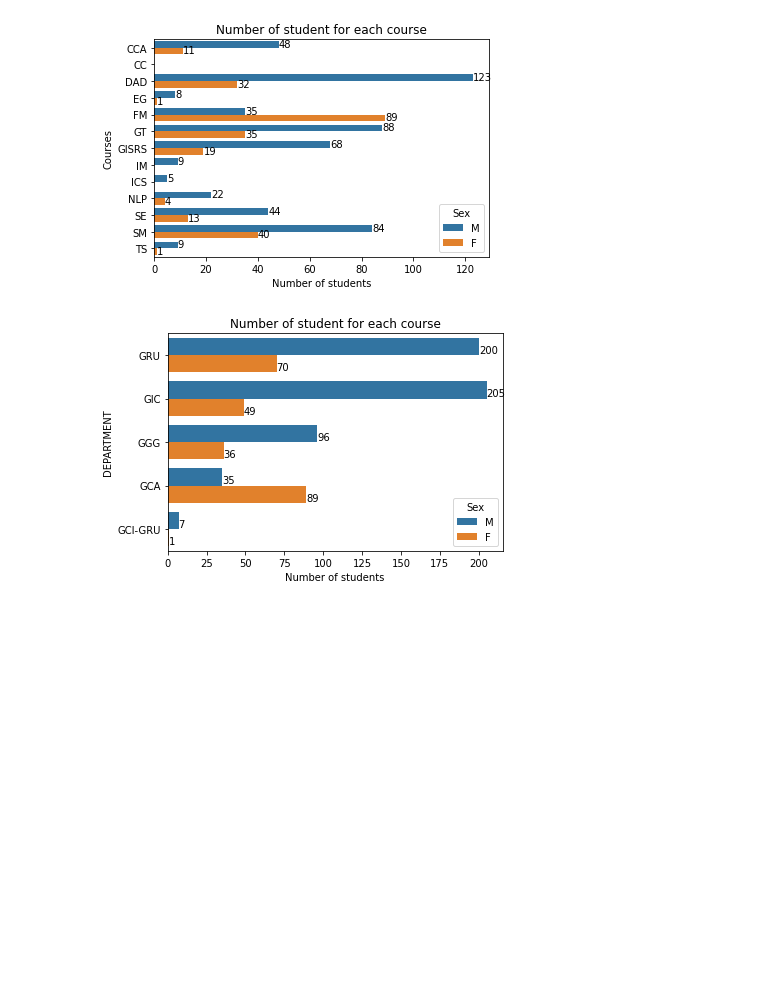
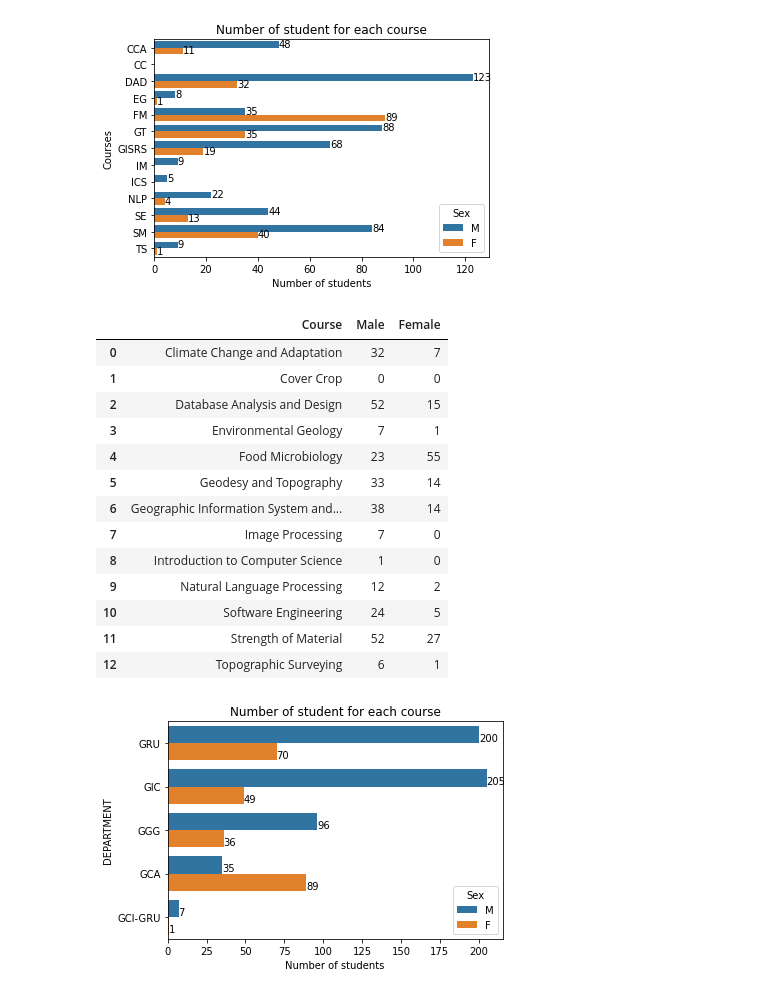
Before and after one commit to VIRAK33/Streamlit, a Jupyter notebook: I5Project_Data visualization.ipynb, the cells around one changed output. Saved outputs shown, nothing was run; the diff lists cells and outputs as text; code cells hidden in the pictures; blank space fills up the shorter version.

```diff
--- a/I5Project_Data visualization.ipynb
+++ b/I5Project_Data visualization.ipynb
@@ -442,6 +442,56 @@ plt.ylabel('Courses')
 plt.show()
 # %% [output]
 [figure]
+# %%
+
+progress = md
+
+arr = []
+for i in range(0, len(progress)):
+    id = progress.iloc[i][1]
+    name = progress.iloc[i][2]
+    sex =  progress.iloc[i][3]
+    dep = progress.iloc[i][4]
+    course = progress.iloc[i][6]
+    module = progress.iloc[i][7]
+
+
+    if [id, name, sex,course, dep, module] not in arr:
+        arr.insert(i, [id, name, sex, course, dep, module])
+
+# arr
+df1 = pd.DataFrame(arr, columns = ['ID', 'Student Name', 'Sex', 'Course', 'Department', 'Module'])
+# df1
+
+arr_= []
+
+for i in range(0, len(df1)):
+    course = df1.iloc[i][3]
+    dep = df1.iloc[i][4]
+    module = df1.iloc[i][5]
+    m = df1[(df1['Course'] == course) & (df1['Sex'] == 'M')].count()
+    male = m[0]
+    f = df1[(df1['Course'] == course) & (df1['Sex'] == 'F')].count()
+    female = f[0]
+    if [course, male, female] not in arr_:
+        arr_.insert(i,[course, male, female])
+df2 = pd.DataFrame(arr_, columns = ['Course', 'Male', 'Female'])
+df2
+# %% [output]
+|  | Course | Male | Female |
+| 0 | Climate Change and Adaptation | 32 | 7 |
+| 1 | Cover Crop | 0 | 0 |
+| 2 | Database Analysis and Design | 52 | 15 |
+| 3 | Environmental Geology | 7 | 1 |
+| 4 | Food Microbiology | 23 | 55 |
+| 5 | Geodesy and Topography | 33 | 14 |
+| 6 | Geographic Information System and... | 38 | 14 |
+| 7 | Image Processing | 7 | 0 |
+| 8 | Introduction to Computer Science | 1 | 0 |
+| 9 | Natural Language Processing | 12 | 2 |
+| 10 | Software Engineering | 24 | 5 |
+| 11 | Strength of Material | 52 | 27 |
+| 12 | Topographic Surveying | 6 | 1 |
 # %%
 import pandas as pd
 import seaborn as sns
```
Also changed, not shown: parts of 7 cells of this notebook, 17 other files.
